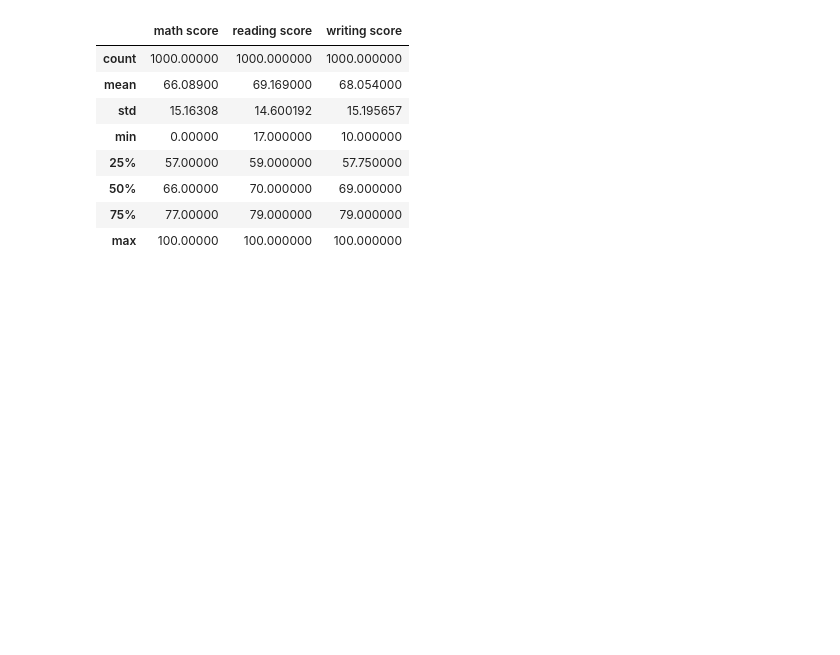
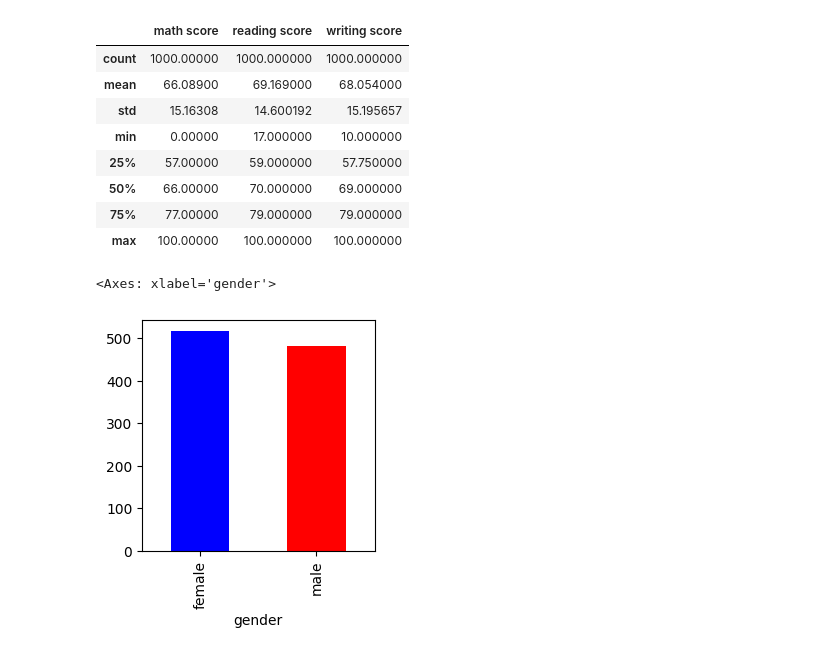
Before and after one commit to Nit-Munjapara19/student-performance-analysis, a Jupyter notebook: student_performance_analysis.ipynb, the cells around one changed output. Cells and saved outputs as stored; diff of their text form; code cells hidden in the pictures; blank space fills up the shorter version.

Commit message:
graph of columns in data

```diff
--- a/student_performance_analysis.ipynb
+++ b/student_performance_analysis.ipynb
@@ -27,3 +27,8 @@ df.describe()
 | 50% | 66.00000 | 70.000000 | 69.000000 |
 | 75% | 77.00000 | 79.000000 | 79.000000 |
 | max | 100.00000 | 100.000000 | 100.000000 |
+# %%
+df["gender"].value_counts().plot.bar(color=['blue','red'],figsize=[3,3])
+# %% [output]
+<Axes: xlabel='gender'>
+[figure, added]
```
Also changed, not shown: parts of 4 cells of this notebook.
